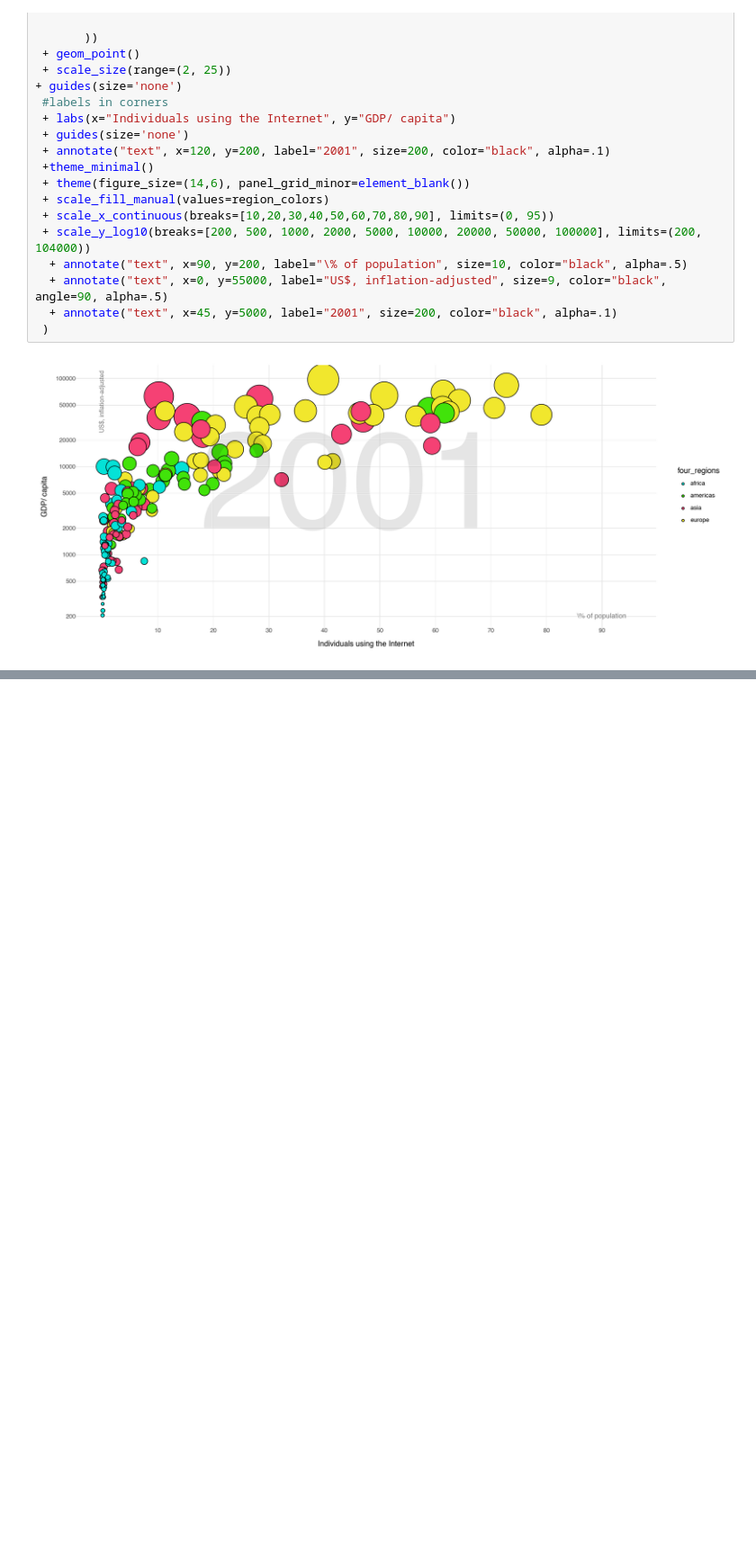
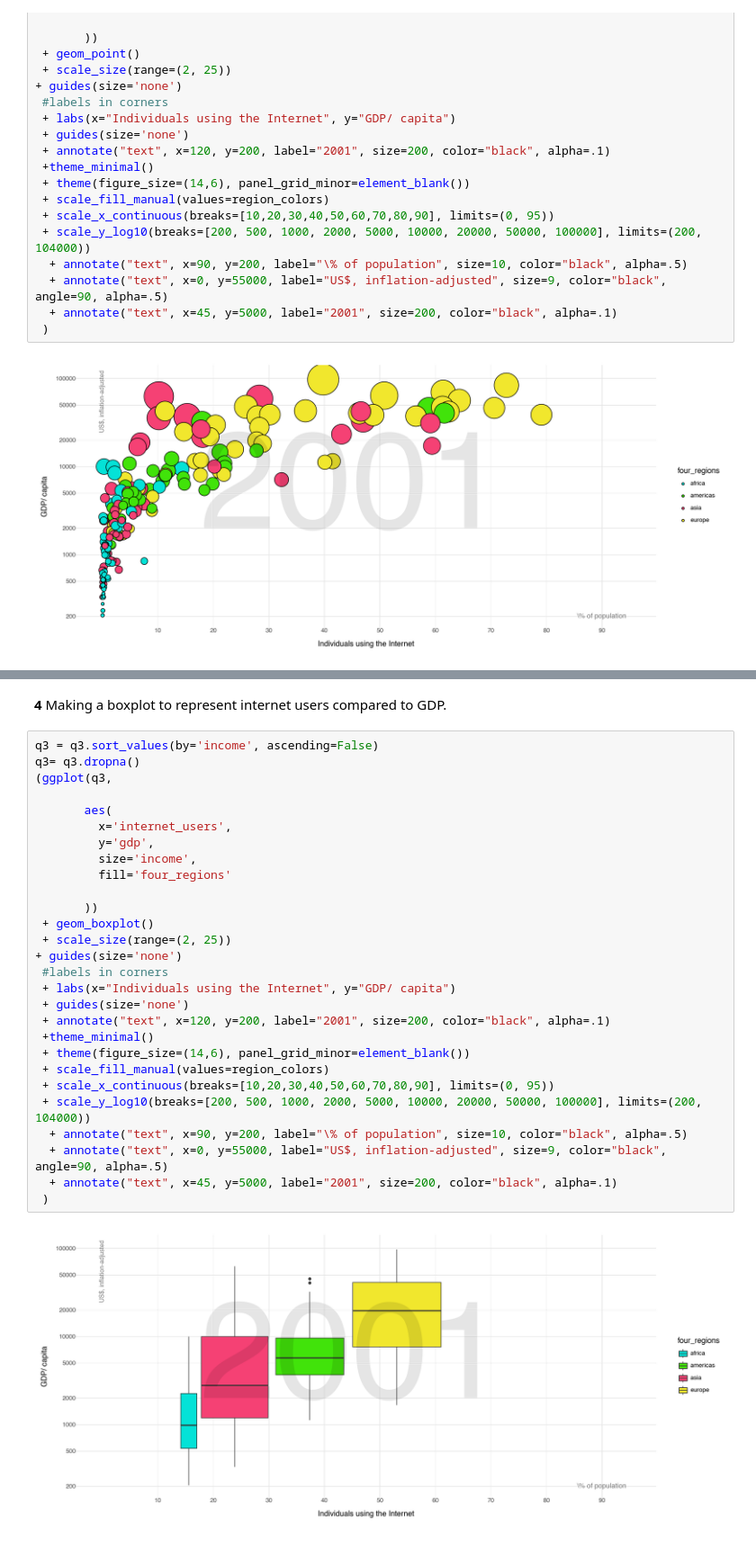
Before and after one commit to alexandragrover/GSB-544, a Jupyter notebook: Labs/Lab1/Lab1.ipynb, the cells around one changed output, grey strips where cells are left out. Shown at 90% size. Cells and saved outputs as stored; diff of their text form; blank space fills up the shorter version.

```diff
--- a/Labs/Lab1/Lab1.ipynb
+++ b/Labs/Lab1/Lab1.ipynb
@@ -190,0 +204,33 @@ q3= q3.dropna()
+# %% [markdown]
+**4**
+Making a boxplot to represent internet users compared to GDP.
+# %%
+q3 = q3.sort_values(by='income', ascending=False)
+q3= q3.dropna()
+(ggplot(q3,
+
+       aes(
+         x='internet_users',
+         y='gdp',
+         size='income',
+         fill='four_regions'
+
+       ))
+ + geom_boxplot()
+ + scale_size(range=(2, 25))
++ guides(size='none')
+ #labels in corners
+ + labs(x="Individuals using the Internet", y="GDP/ capita")
+ + guides(size='none')
+ + annotate("text", x=120, y=200, label="2001", size=200, color="black", alpha=.1)
+ +theme_minimal()
+ + theme(figure_size=(14,6), panel_grid_minor=element_blank())
+ + scale_fill_manual(values=region_colors)
+ + scale_x_continuous(breaks=[10,20,30,40,50,60,70,80,90], limits=(0, 95))
+ + scale_y_log10(breaks=[200, 500, 1000, 2000, 5000, 10000, 20000, 50000, 100000], limits=(200, 104000))
+  + annotate("text", x=90, y=200, label="\% of population", size=10, color="black", alpha=.5)
+  + annotate("text", x=0, y=55000, label="US$, inflation-adjusted", size=9, color="black", angle=90, alpha=.5)
+  + annotate("text", x=45, y=5000, label="2001", size=200, color="black", alpha=.1)
+ )
+# %% [output]
+[figure, added]
```
Also changed, not shown: parts of 10 cells of this notebook.
